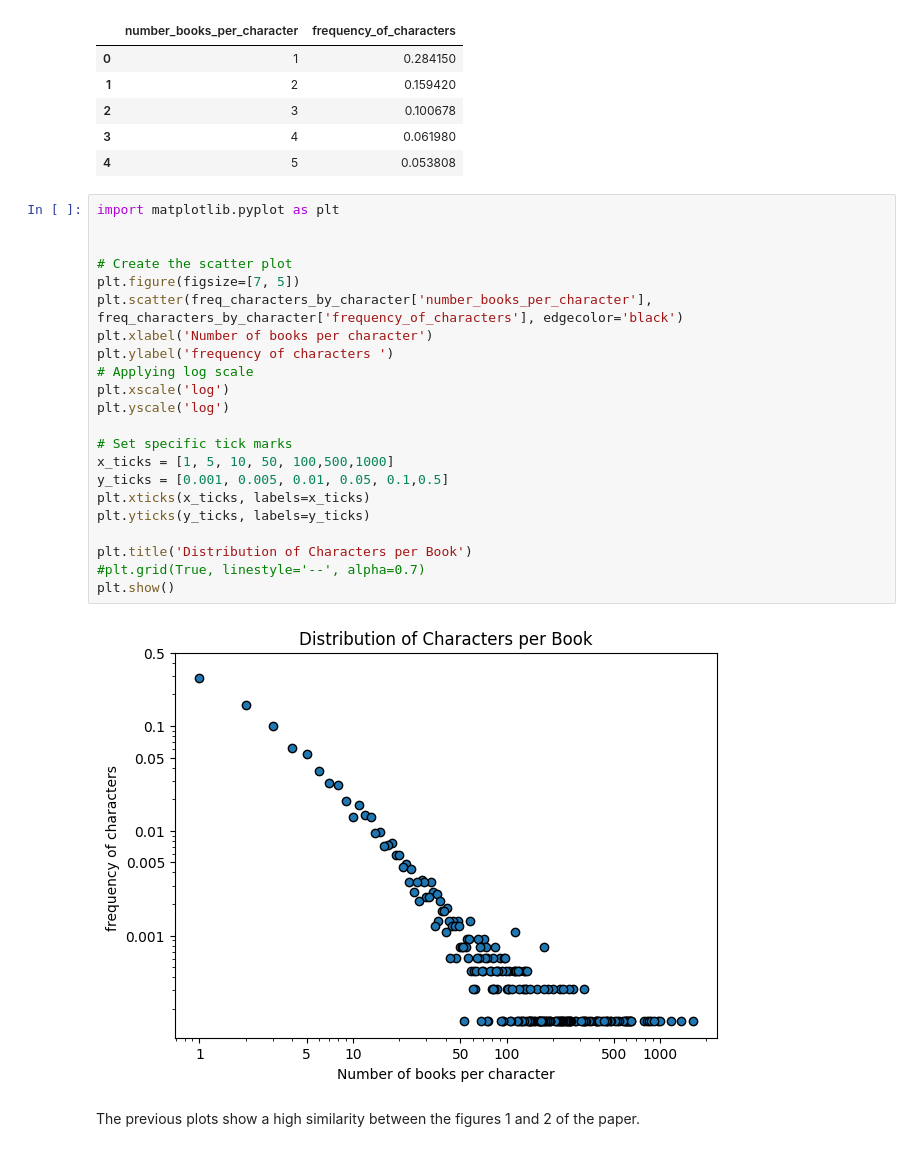
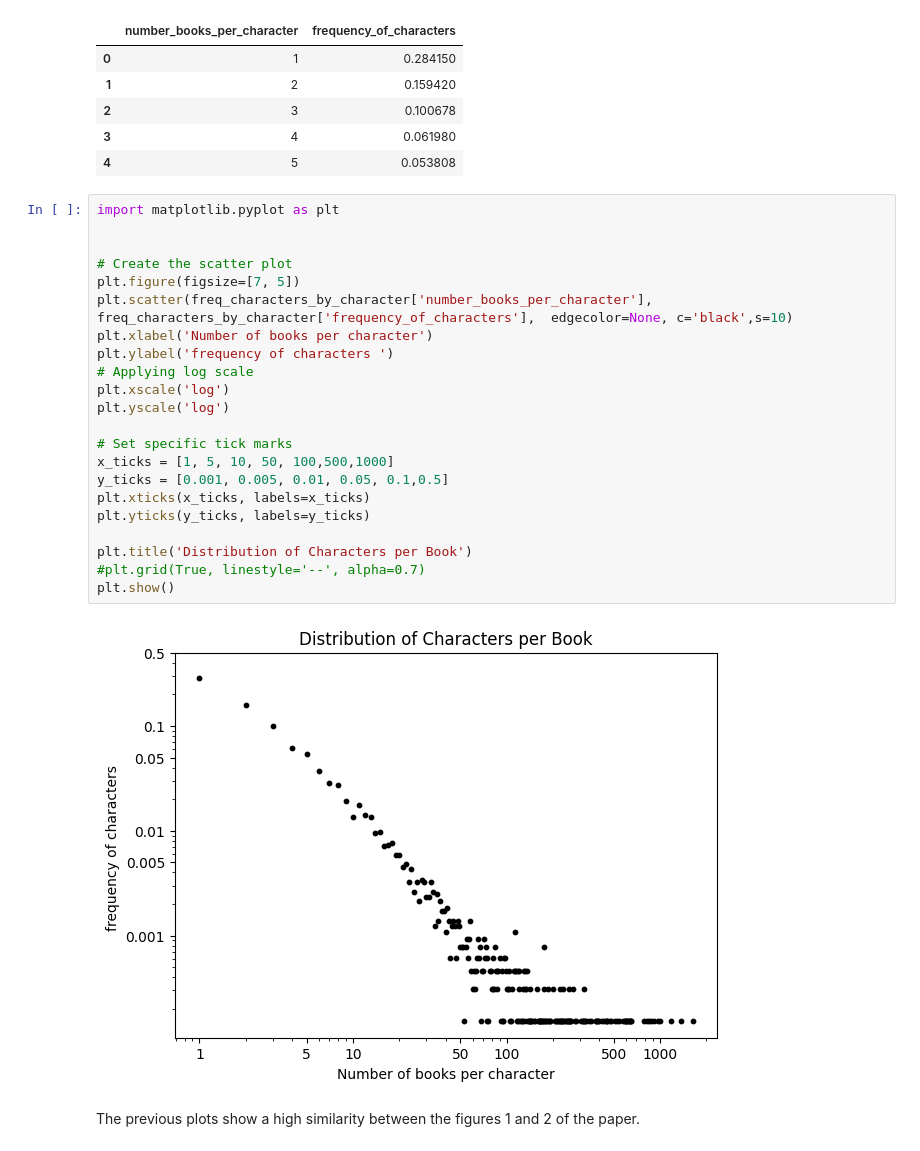
Before and after one commit to alejomaar/Network-Science-for-Data-Analytics, a Jupyter notebook: mini_project/notebook.ipynb, the cells around one changed output. Drawn from its saved outputs; the diff is of its cells as text.

```diff
--- a/mini_project/notebook.ipynb
+++ b/mini_project/notebook.ipynb
@@ -218,27 +225,27 @@ freq_characters_by_character.head()
 # %%
 import matplotlib.pyplot as plt
 
 
 # Create the scatter plot
 plt.figure(figsize=[7, 5])
-plt.scatter(freq_characters_by_character['number_books_per_character'], freq_characters_by_character['frequency_of_characters'], edgecolor='black')
+plt.scatter(freq_characters_by_character['number_books_per_character'], freq_characters_by_character['frequency_of_characters'],  edgecolor=None, c='black',s=10)
 plt.xlabel('Number of books per character')
 plt.ylabel('frequency of characters ')
 # Applying log scale
 plt.xscale('log')
 plt.yscale('log')
 
 # Set specific tick marks
 x_ticks = [1, 5, 10, 50, 100,500,1000]
 y_ticks = [0.001, 0.005, 0.01, 0.05, 0.1,0.5]
 plt.xticks(x_ticks, labels=x_ticks)
 plt.yticks(y_ticks, labels=y_ticks)
 
 plt.title('Distribution of Characters per Book')
 #plt.grid(True, linestyle='--', alpha=0.7)
 plt.show()
 # %% [output]
-[figure, old version]
+[figure, new version]
 # %% [markdown]
 The previous plots show a high similarity between the figures 1 and 2 of the paper.
 # %% [markdown]
```
Also changed, not shown: parts of 3 cells of this notebook.
